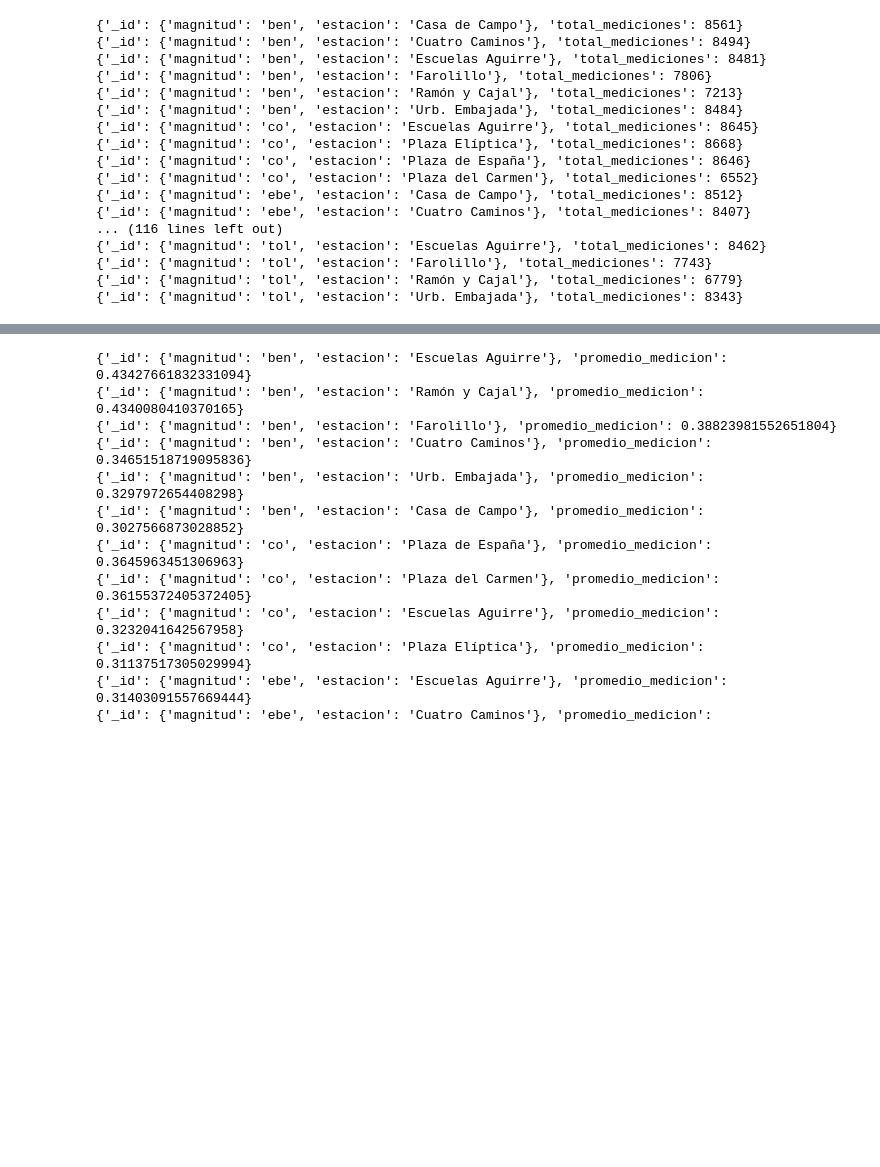
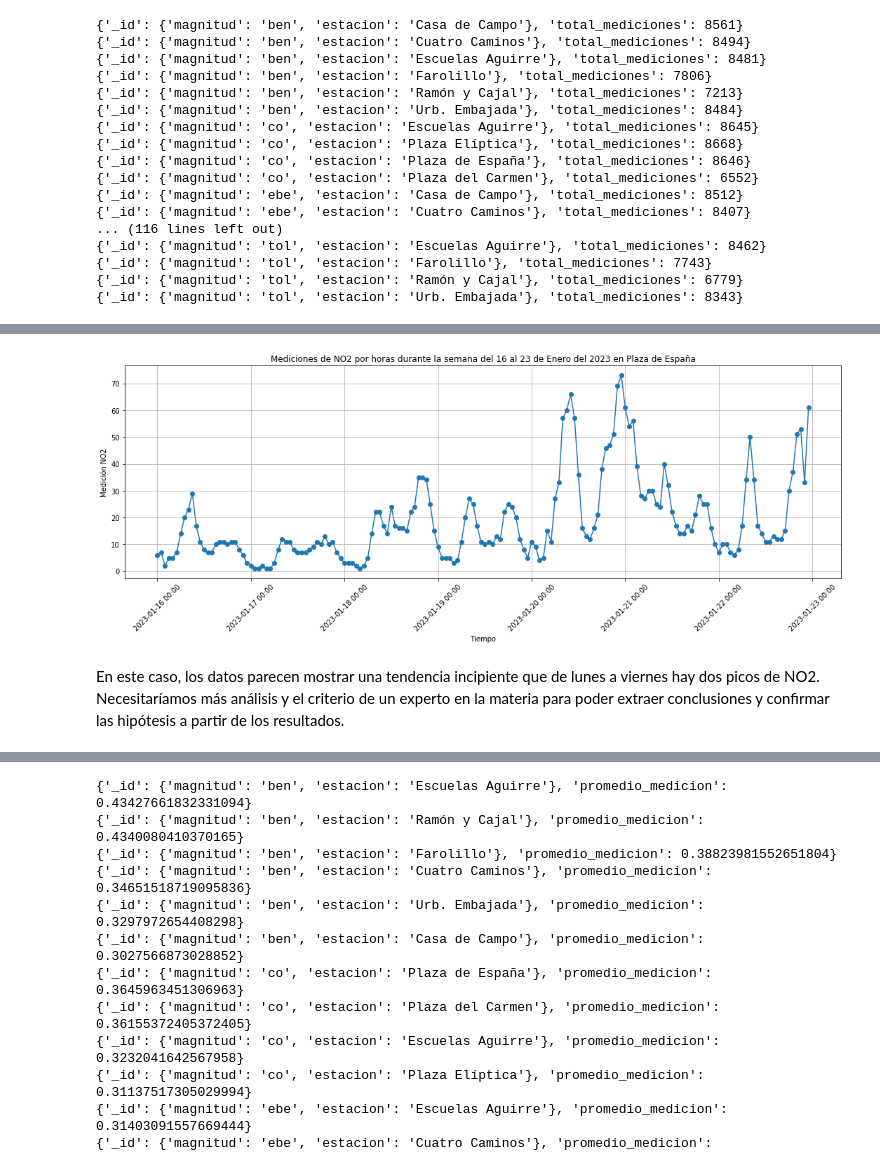
Before and after one commit to Ubikitina/datahack-mongodb, a Jupyter notebook: Practica-timeseries.ipynb, the cells around one changed output, grey strips where cells are left out. Saved outputs shown, nothing was run; the diff lists cells and outputs as text; code cells hidden in the pictures; blank space fills up the shorter version.

```diff
--- a/Practica-timeseries.ipynb
+++ b/Practica-timeseries.ipynb
@@ -668,0 +1002,17 @@ Comenzamos realizando el promedio anual de cada uno de los contaminantes en cada
+# %%
+# Operación de agregación para extraer los datos or horas del 16 al 22 en la estación plaza elíptica
+query = {
+    'metadata.magnitud': 'no2',
+    'metadata.estacion': 'Plaza de España',
+    'timestamp': {'$gte': datetime.datetime(2023, 1, 16), '$lte': datetime.datetime(2023, 1, 23)}
+}
+
+projection = {'timestamp': 1, 'medicion': 1, '_id': 0}
+
+
+# Ejecutar la operación de agregación
+result = list(air_quality_collection.find(query, projection))
+
+# Imprimir los resultados
+for item in result:
+    print(item)
@@ -668,0 +1037,33 @@ Comenzamos realizando el promedio anual de cada uno de los contaminantes en cada
+# %%
+import matplotlib.pyplot as plt
+import matplotlib.dates as mdates
+
+
+# Extraer timestamps y mediciones
+timestamps = [item['timestamp'] for item in result]
+mediciones = [item['medicion'] for item in result]
+
+# Crear el gráfico
+plt.figure(figsize=(15, 6))
+plt.plot(timestamps, mediciones, marker='o', linestyle='-')
+
+# Formatear el eje x para mostrar las fechas
+plt.gca().xaxis.set_major_formatter(mdates.DateFormatter('%Y-%m-%d %H:%M'))
+plt.gca().xaxis.set_major_locator(mdates.AutoDateLocator())  # Máximo de 12 etiquetas en el eje x
+
+# Rotar los ticks del eje x para una mejor visualización
+plt.xticks(rotation=45)
+
+# Etiquetas y título
+plt.xlabel('Tiempo')
+plt.ylabel('Medición NO2')
+plt.title('Mediciones de NO2 por horas durante la semana del 16 al 23 de Enero del 2023 en Plaza de España')
+
+# Mostrar el gráfico
+plt.grid(True)
+plt.tight_layout()
+plt.show()
+# %% [output]
+[figure, added]
+# %% [markdown]
+En este caso, los datos parecen mostrar una tendencia incipiente que de lunes a viernes hay dos picos de NO2. Necesitaríamos más análisis y el criterio de un experto en la materia para poder extraer conclusiones y confirmar las hipótesis a partir de los resultados.
```
Also changed, not shown: parts of 56 cells of this notebook.
